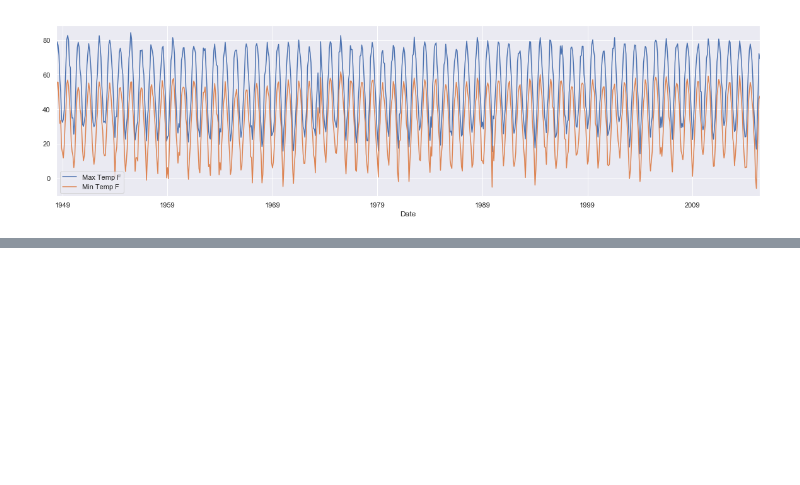
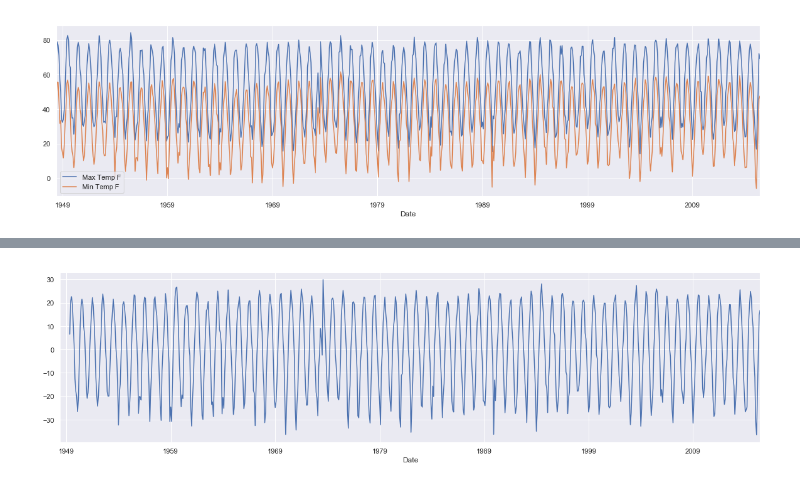
Before and after one commit to MarkEhler/VT_Energy_Analysis, a Jupyter notebook: burlington_energy.ipynb, the cells around one changed output, grey strips where cells are left out. Saved outputs shown, nothing was run; the diff lists cells and outputs as text; code cells hidden in the pictures; blank space fills up the shorter version.

```diff
--- a/burlington_energy.ipynb
+++ b/burlington_energy.ipynb
@@ -253,0 +254,4 @@ temps_copy.plot();
+# %%
+temps_copy['Stationary Min'].plot(figsize=(20,5));
+# %% [output]
+[figure, added]
```
Also changed, not shown: parts of 2 cells of this notebook.
